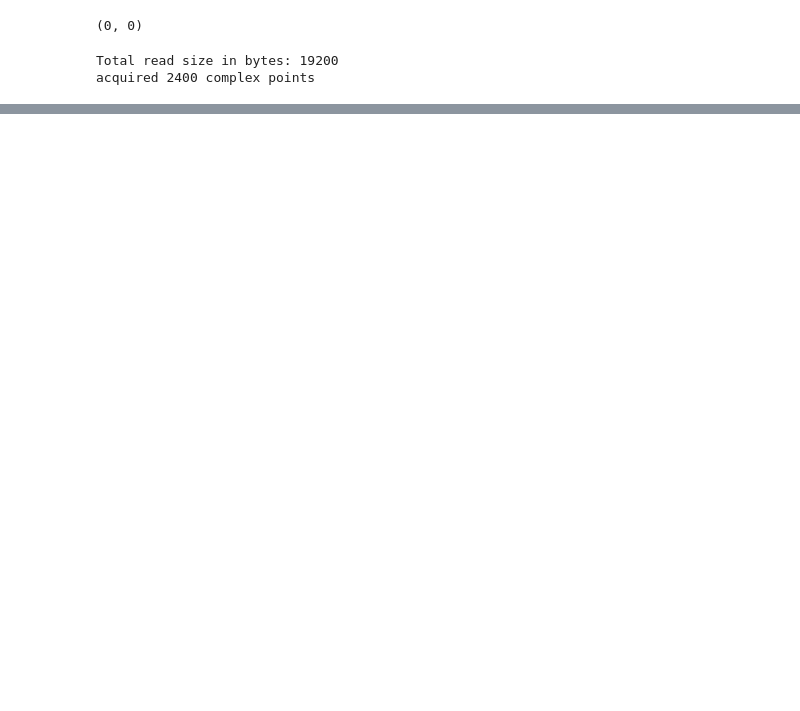
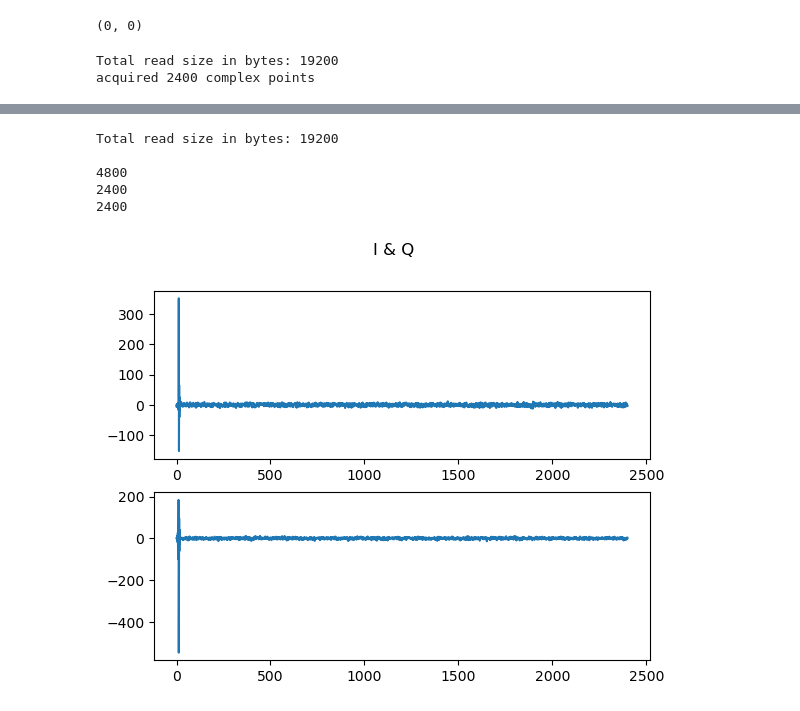
Before and after one commit to Ajoy-Lab/EPR_setup, a Jupyter notebook: 1124_function_test.ipynb, the cells around one changed output, grey strips where cells are left out. Drawn from its saved outputs; the diff is of its cells as text; code cells hidden in the pictures; blank space fills up the shorter version.

```diff
--- a/1124_function_test.ipynb
+++ b/1124_function_test.ipynb
@@ -281,0 +176,42 @@ KeyboardInterrupt:
+# %%
+###############################################################################
+# Choose which frames to read (all in this example)
+cmd = ':DIG:DATA:SEL ALL'
+inst.send_scpi_cmd(cmd)
+# Choose what to read
+# (only the frame-data without the header in this example)
+cmd = ':DIG:DATA:TYPE FRAM'
+inst.send_scpi_cmd(cmd)
+# Get the total data size (in bytes)
+resp = inst.send_scpi_query(':DIG:DATA:SIZE?')
+num_bytes = np.uint32(resp)
+print('Total read size in bytes: ' + resp)
+print()
+# Read the data that was captured by channel 1:
+inst.send_scpi_cmd(':DIG:CHAN:SEL 1')
+wavlen = num_bytes // 2
+rc = inst.read_binary_data(':DIG:DATA:READ?', wav1, wavlen)
+cmd=':DIG:ACQ:ZERO:ALL 0'
+inst.send_scpi_cmd(cmd)
+################################################################################
+wav1 = np.int32(wav1) - 16384
+print(len(wav1))
+wavlen = int(len(wav1)/2)
+wavI=wav1[0::2]
+wavQ=wav1[1::2]
+wavI = wavI.astype(float)
+wavQ = wavQ.astype(float)
+print(len(wavI))
+print(len(wavQ))
+fig, axs = plt.subplots(2)
+fig.suptitle('I & Q')
+axs[0].plot(wavI)
+axs[1].plot(wavQ)
+plt.show()
+# %% [output]
+Total read size in bytes: 19200
+
+4800
+2400
+2400
+[figure, added]
```
Also changed, not shown: parts of 16 cells of this notebook, 1 other file.
